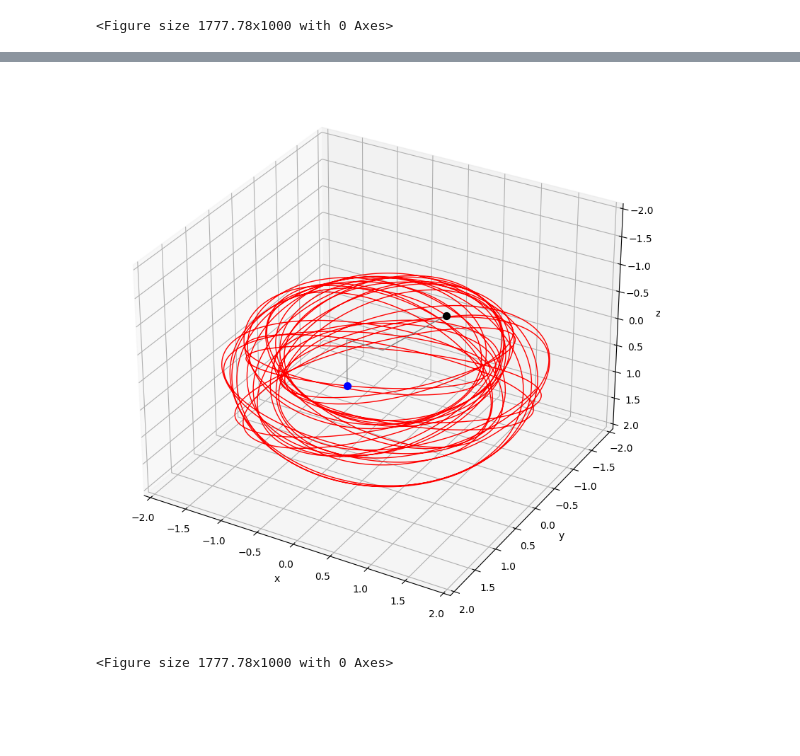
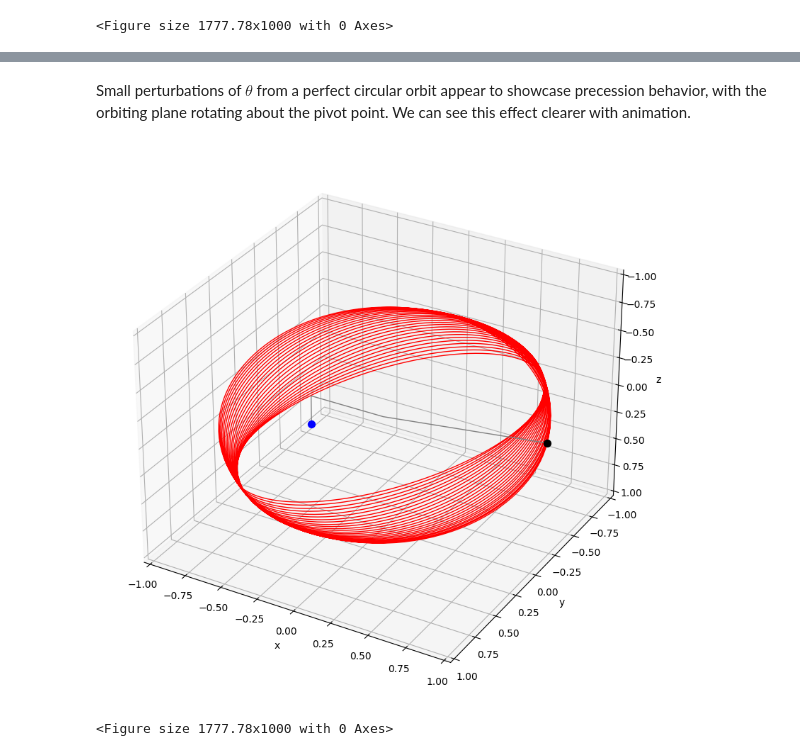
Before and after one commit to pgot/swingingatwood, a Jupyter notebook: main.ipynb, the cells around one changed output, grey strips where cells are left out. Drawn from its saved outputs; the diff is of its cells as text; code cells hidden in the pictures; blank space fills up the shorter version.

Commit message:
observed precession under small theta perturbations

```diff
--- a/main.ipynb
+++ b/main.ipynb
@@ -439,0 +454,5 @@ anim3d(mu=5, state=np.array([2, 0, np.pi/2, 0, -.05, 0]), t=30, interval=30, fig
+# %%
+# circular motion variables we can change
+c_mu = 12
+c_r = 1
+SAM3d(c_mu, [c_r, 0, np.arccos(1/c_mu), 0, 0, np.sqrt((c_mu*g)/c_r)], 30, True, figsize=(160/9, 10)) # circular
@@ -439,0 +498,5 @@ anim3d(mu=5, state=np.array([2, 0, np.pi/2, 0, -.05, 0]), t=30, interval=30, fig
+# %%
+c_mu = 12
+SAM3d(c_mu, [c_r, 0, np.arccos(1/c_mu)-0.2, 0, 0, np.sqrt((c_mu*g)/c_r)], 30, True, figsize=(80/9, 5))
+SAM3d(c_mu, [c_r, 0, np.arccos(1/c_mu)+0.2, 0, 0, np.sqrt((c_mu*g)/c_r)], 30, True, figsize=(80/9, 5))
+SAM3d(c_mu, [c_r, 0, np.arccos(1/c_mu)+0.5, 0, 0, np.sqrt((c_mu*g)/c_r)], 60, True, figsize=(80/9, 5))
@@ -440,5 +519,7 @@ anim3d(mu=5, state=np.array([2, 0, np.pi/2, 0, -.05, 0]), t=30, interval=30, fig
+# %% [markdown]
+Small perturbations of $\theta$ from a perfect circular orbit appear to showcase precession behavior, with the orbiting plane rotating about the pivot point. We can see this effect clearer with animation.
 # %%
-anim3d(mu=5, state=np.array([2, 0, np.pi/2, 0, -.05, np.pi]), t=30, interval=30, figsize=(160/9, 10))
+anim3d(mu=c_mu, state=np.array([c_r, 0, np.arccos(1/c_mu)+0.4, 0, 0, np.sqrt((c_mu*g)/c_r)]), t=15, interval=30, figsize=(160/9, 10))
 # %% [output]
-[figure, old version]
+[figure, new version]
 <Figure size 1777.78x1000 with 0 Axes>
```
Also changed, not shown: parts of 11 cells of this notebook, 2 other files.
